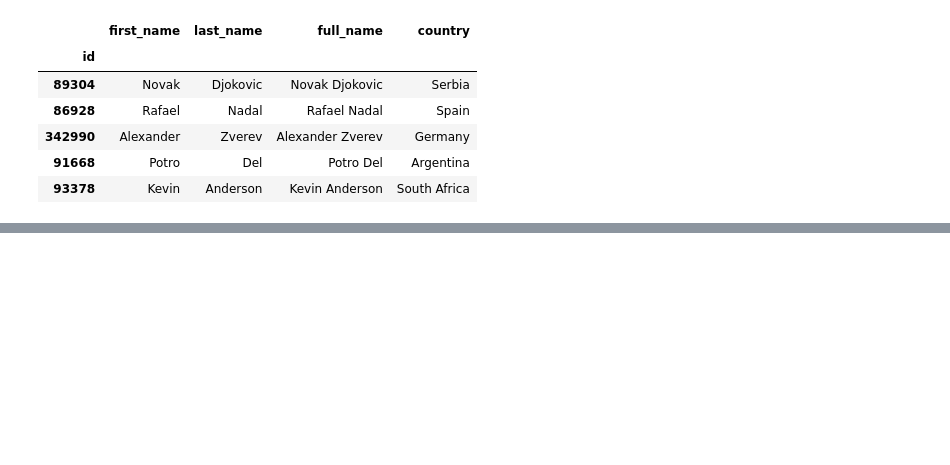
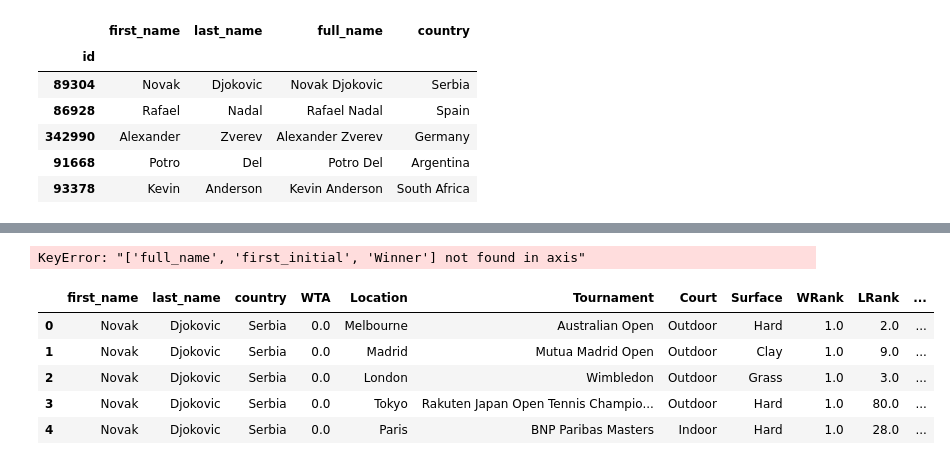
Before and after one commit to mmmcustard/analytics158739, a Jupyter notebook: 158739Assignment4.ipynb, the cells around one changed output, grey strips where cells are left out. Cells and saved outputs as stored; diff of their text form; code cells hidden in the pictures; blank space fills up the shorter version.

Commit message:
check players_df vs tournament odds

```diff
--- a/158739Assignment4.ipynb
+++ b/158739Assignment4.ipynb
@@ -677,0 +668,16 @@ all_tournaments_wOdds.head()
+# %%
+
+
+
+player_odds_df.to_csv('merged_df.csv')
+# %% [output]
+KeyError: "['full_name', 'first_initial', 'Winner'] not found in axis"
+# %%
+merged_df.head()
+# %% [output]
+|  | first_name | last_name | country | WTA | Location | Tournament | Court | Surface | WRank | LRank | ... |
+| 0 | Novak | Djokovic | Serbia | 0.0 | Melbourne | Australian Open | Outdoor | Hard | 1.0 | 2.0 | ... |
+| 1 | Novak | Djokovic | Serbia | 0.0 | Madrid | Mutua Madrid Open | Outdoor | Clay | 1.0 | 9.0 | ... |
+| 2 | Novak | Djokovic | Serbia | 0.0 | London | Wimbledon | Outdoor | Grass | 1.0 | 3.0 | ... |
+| 3 | Novak | Djokovic | Serbia | 0.0 | Tokyo | Rakuten Japan Open Tennis Champio... | Outdoor | Hard | 1.0 | 80.0 | ... |
+| 4 | Novak | Djokovic | Serbia | 0.0 | Paris | BNP Paribas Masters | Indoor | Hard | 1.0 | 28.0 | ... |
```
Also changed, not shown: parts of 13 cells of this notebook.
